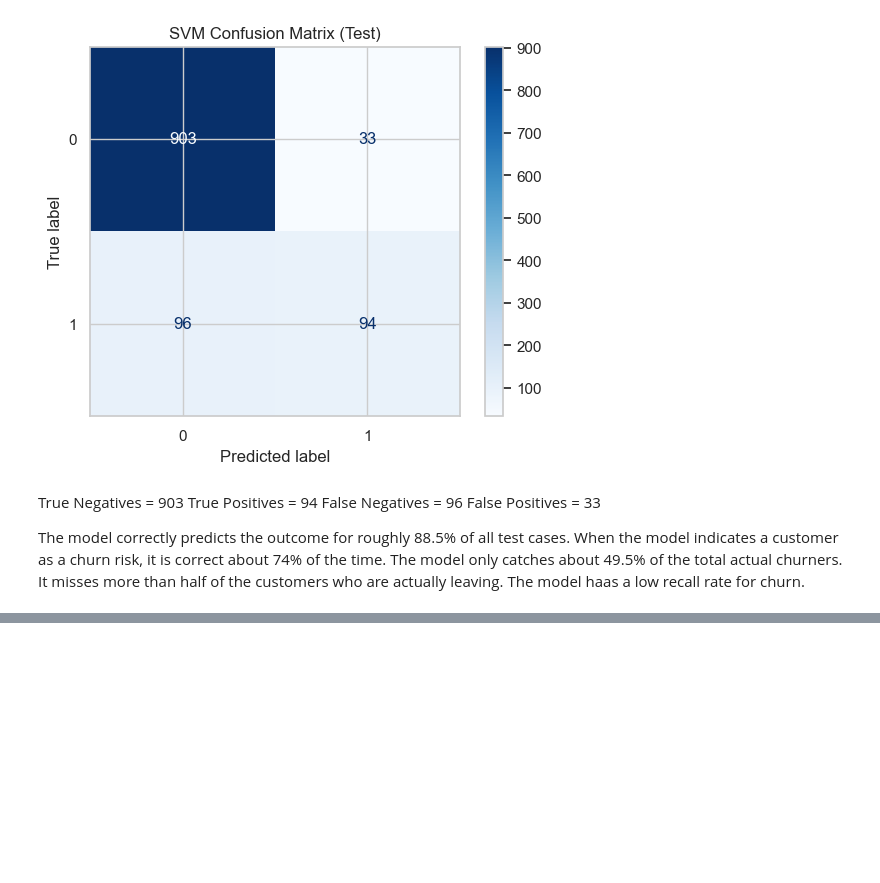
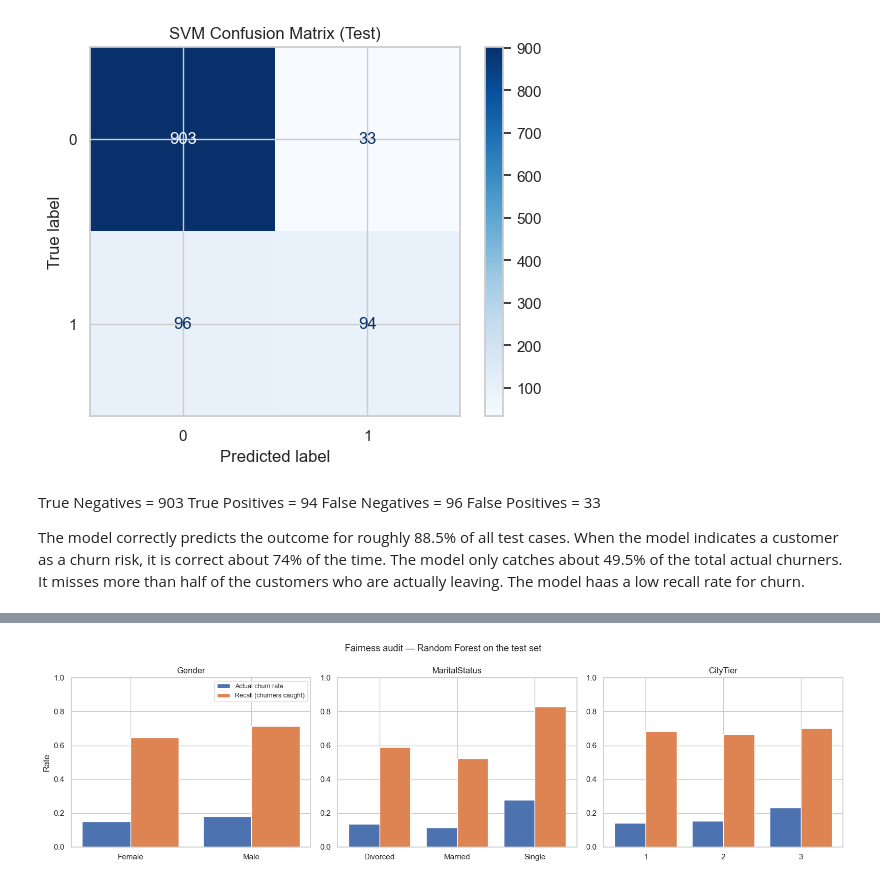
Before and after one commit to Akurang/AI_group10_project, a Jupyter notebook: final_project.ipynb, the cells around one changed output, grey strips where cells are left out. Drawn from its saved outputs; the diff is of its cells as text; code cells hidden in the pictures; blank space fills up the shorter version.

Commit message:
Ethics Audit

```diff
--- a/final_project.ipynb
+++ b/final_project.ipynb
@@ -1282,0 +1443,11 @@ joblib.dump(rf_model, open(filename,'wb'))
+# %%
+raw_data =pd.read_excel(file, sheet_name="E Comm")
+sensitive = raw_data[["Gender", "MaritalStatus", "CityTier"]].copy()
+sensitive["Churn"]=raw_data["Churn"]
+
+for attribute in ["Gender", "MaritalStatus", "CityTier"]:
+    summary=sensitive.groupby(attribute)["Churn"].agg(
+        Customers="count", ActualChurnRate="mean")
+    summary["ShareOfData"]=summary["Customers"] / len(sensitive)
+    print(f"\n{attribute}")
+    print(summary[["Customers", "ShareOfData", "ActualChurnRate"]].round(3).to_string())
@@ -1282,0 +1564,21 @@ joblib.dump(rf_model, open(filename,'wb'))
+# %%
+ #Visual comparison: does the model catch churners equally well in every group?
+fig, axes = plt.subplots(1, 3, figsize=(16, 4.5))
+
+for ax, attribute in zip(axes, ["Gender", "MaritalStatus", "CityTier"]):
+    table = fairness_results[attribute]
+    positions = np.arange(len(table))
+    ax.bar(positions - 0.2, table["ActualChurn"], 0.4, label="Actual churn rate")
+    ax.bar(positions + 0.2, table["Recall"],      0.4, label="Recall (churners caught)")
+    ax.set_xticks(positions)
+    ax.set_xticklabels(table.index)
+    ax.set_title(attribute)
+    ax.set_ylim(0, 1)
+
+axes[0].set_ylabel("Rate")
+axes[0].legend(fontsize=9)
+plt.suptitle("Fairness audit — Random Forest on the test set", fontsize=13)
+plt.tight_layout()
+plt.show()
+# %% [output]
+[figure, added]
```
Also changed, not shown: parts of 22 cells of this notebook, 1 other file.
